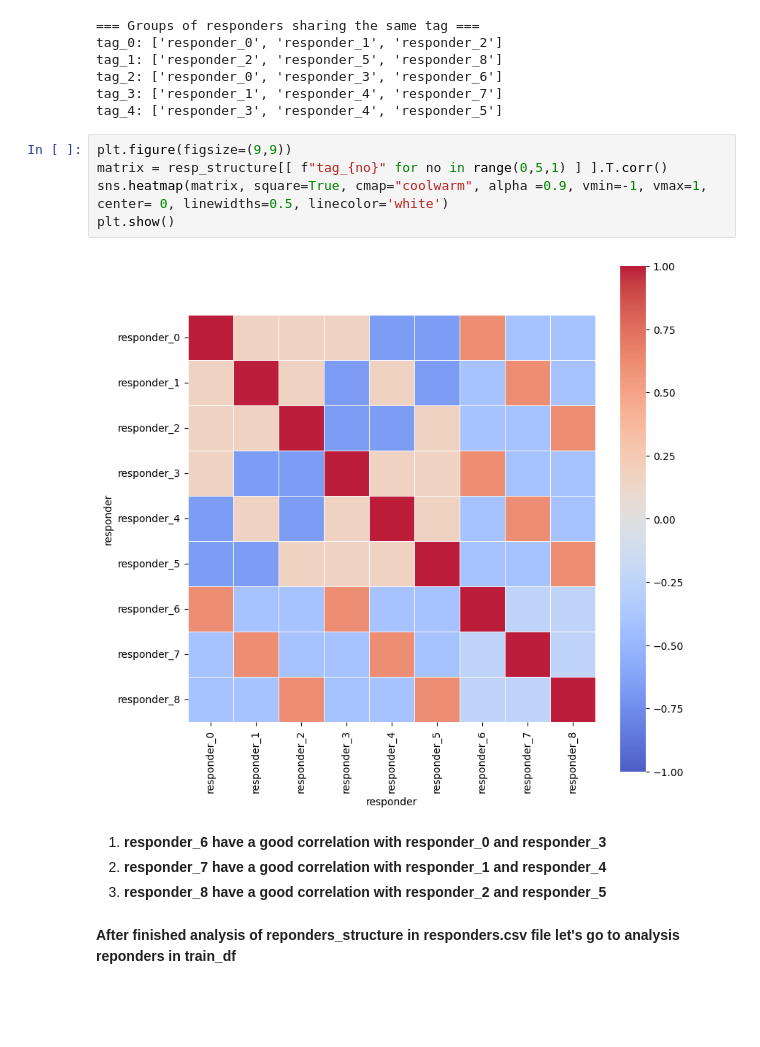
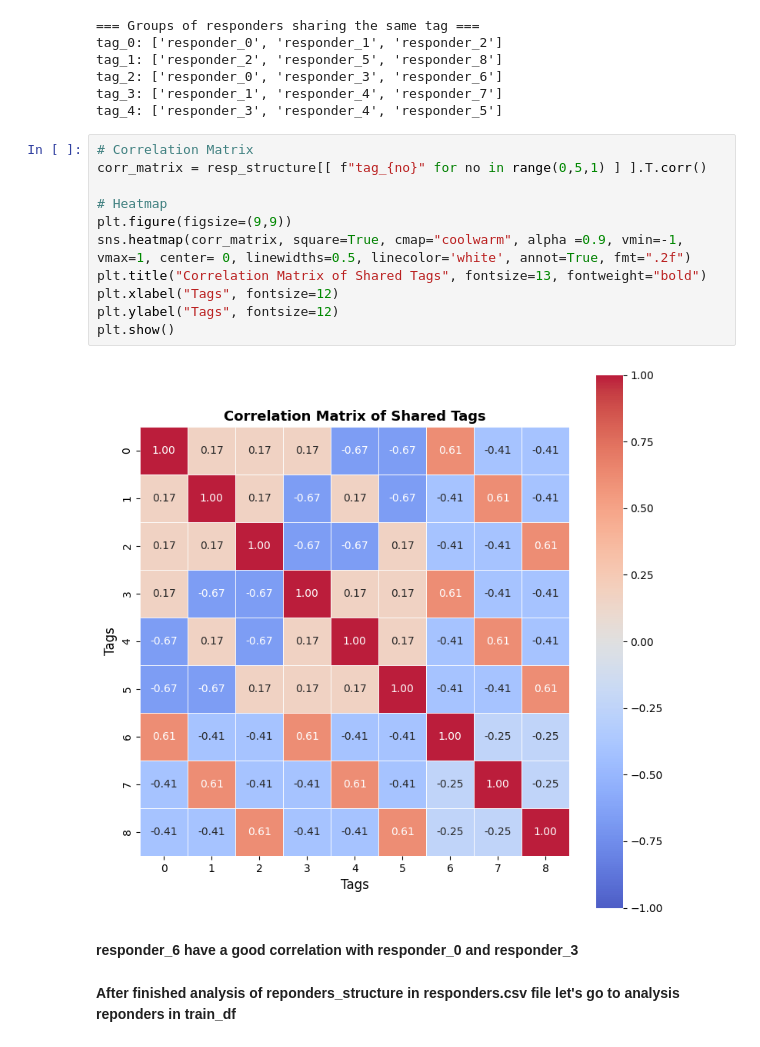
Before and after one commit to MohamedZakariaaFouda/Jane_Street_Competition, a Jupyter notebook: notebooks/end-to-end-data-science-life-cycle.ipynb, the cells around one changed output. Drawn from its saved outputs; the diff is of its cells as text; blank space fills up the shorter version.

```diff
--- a/notebooks/end-to-end-data-science-life-cycle.ipynb
+++ b/notebooks/end-to-end-data-science-life-cycle.ipynb
@@ -236,16 +236,20 @@ tag_2: ['responder_0', 'responder_3', 'responder_6']
 tag_3: ['responder_1', 'responder_4', 'responder_7']
 tag_4: ['responder_3', 'responder_4', 'responder_5']
 # %%
+# Correlation Matrix
+corr_matrix = resp_structure[[ f"tag_{no}" for no in range(0,5,1) ] ].T.corr()
+
+# Heatmap
 plt.figure(figsize=(9,9))
-matrix = resp_structure[[ f"tag_{no}" for no in range(0,5,1) ] ].T.corr()
-sns.heatmap(matrix, square=True, cmap="coolwarm", alpha =0.9, vmin=-1, vmax=1, center= 0, linewidths=0.5, linecolor='white')
+sns.heatmap(corr_matrix, square=True, cmap="coolwarm", alpha =0.9, vmin=-1, vmax=1, center= 0, linewidths=0.5, linecolor='white', annot=True, fmt=".2f")
+plt.title("Correlation Matrix of Shared Tags", fontsize=13, fontweight="bold")
+plt.xlabel("Tags", fontsize=12)
+plt.ylabel("Tags", fontsize=12)
 plt.show()
 # %% [output]
-[figure, old version]
+[figure, new version]
 # %% [markdown]
-1. **responder_6  have a good correlation with responder_0 and responder_3**
-2. **responder_7  have a good correlation with responder_1 and responder_4**
-3. **responder_8  have a good correlation with responder_2 and responder_5**
+**responder_6  have a good correlation with responder_0 and responder_3**
 # %% [markdown]
 **After finished analysis of reponders_structure in responders.csv file let's go to analysis reponders in train_df**
 # %%
```
Also changed, not shown: parts of 6 cells of this notebook.
